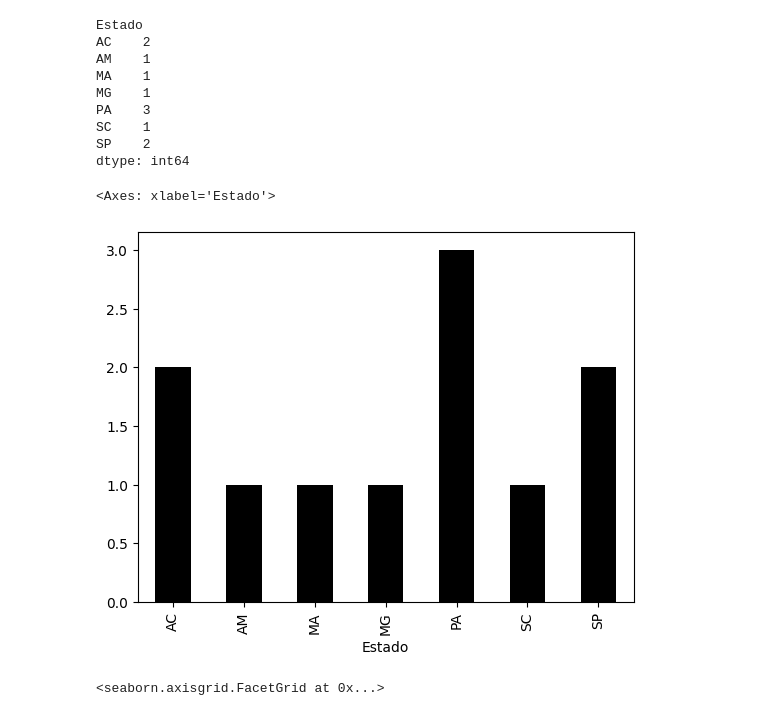
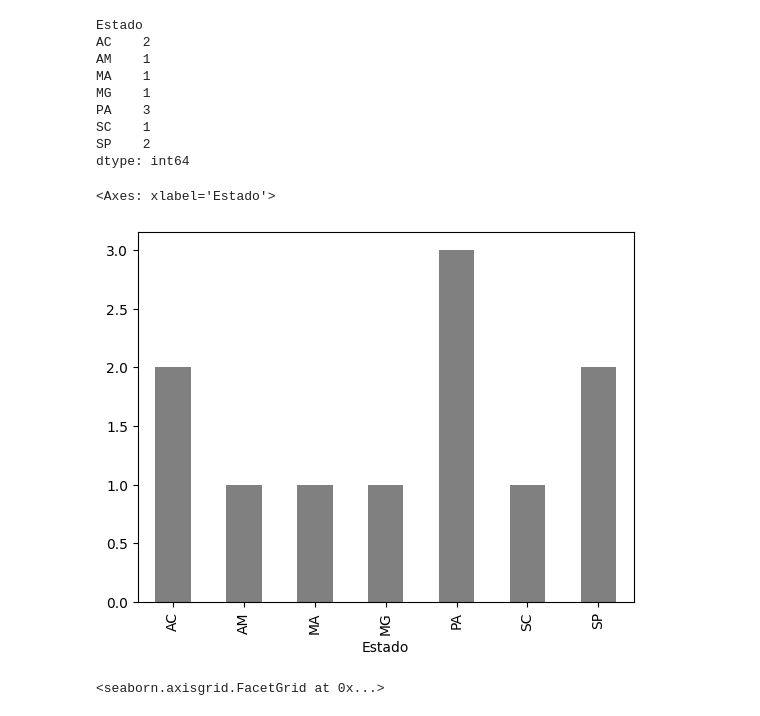
Before and after one commit to renatarep-ad/AD_pandas_exemplos, a Jupyter notebook: analise_exploratoria.ipynb, the cells around one changed output. Drawn from its saved outputs; the diff is of its cells as text; code cells hidden in the pictures.

```diff
--- a/analise_exploratoria.ipynb
+++ b/analise_exploratoria.ipynb
@@ -35,10 +40,10 @@ SC    1
 SP    2
 dtype: int64
 # %%
-agp_e.plot.bar(color='black')
+agp_e.plot.bar(color='gray')
 # %% [output]
 <Axes: xlabel='Estado'>
-[figure, old version]
+[figure, new version]
 # %%
 #df['Score'].describe()
 srn.displot(df['Idade'])
```
Also changed, not shown: parts of 16 cells of this notebook.
